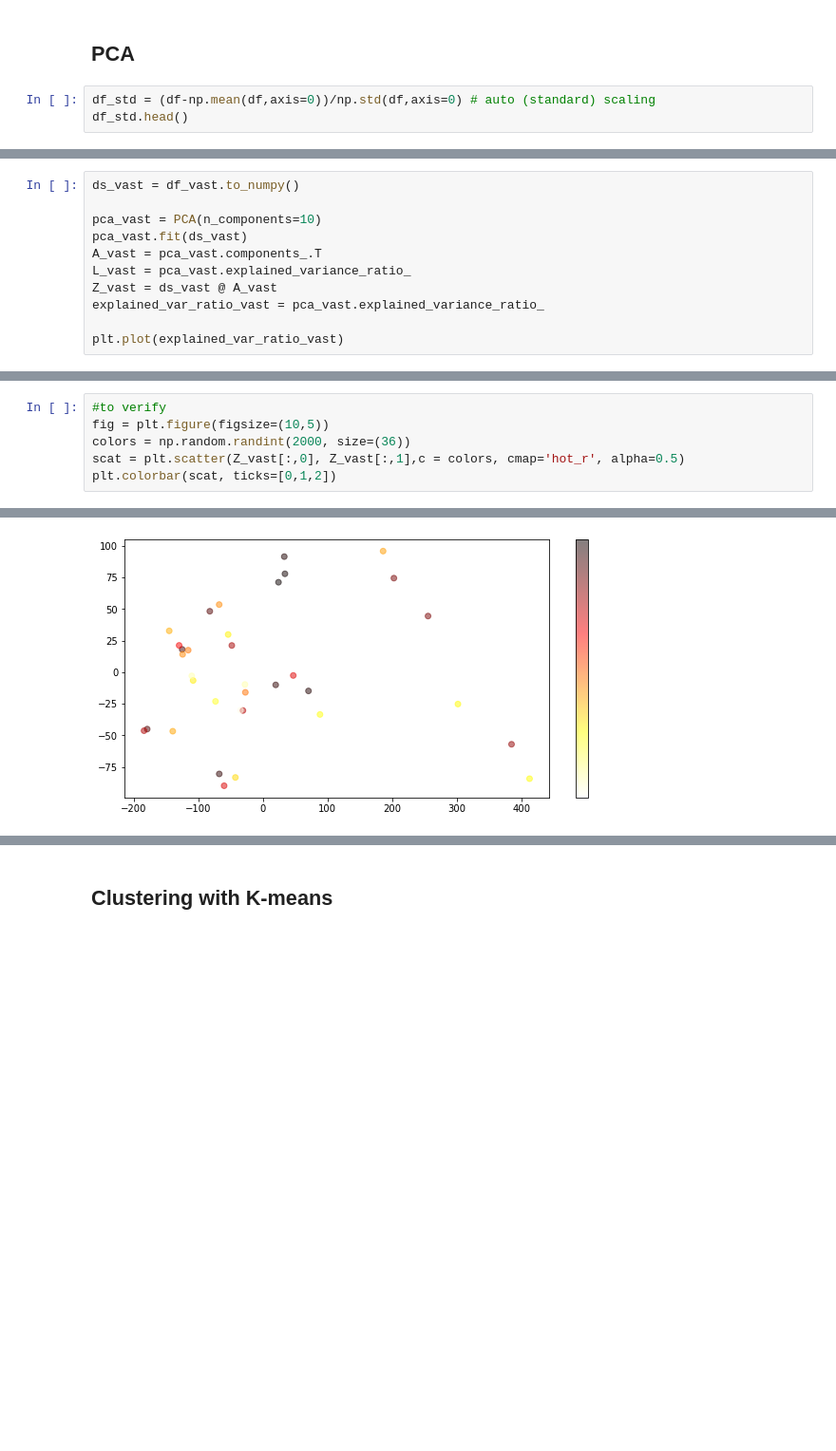
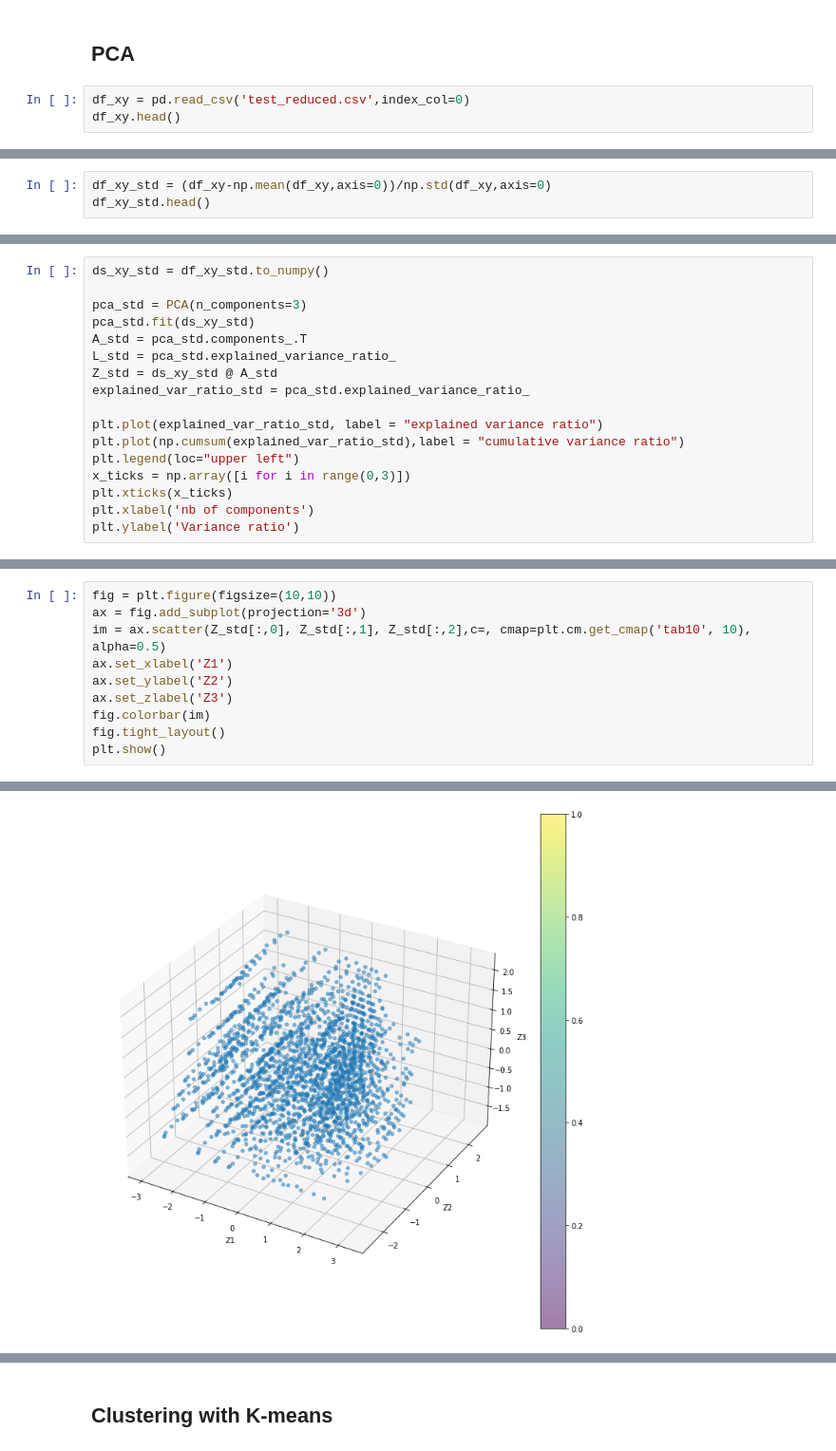
Before and after one commit to alesspiscopo/Data-Driven-MILD, a Jupyter notebook: Benzene.ipynb, the cells around one changed output, grey strips where cells are left out. Shown at 95% size. Cells and saved outputs as stored; diff of their text form; blank space fills up the shorter version.

```diff
--- a/Benzene.ipynb
+++ b/Benzene.ipynb
@@ -165,6 +165,6 @@ Text(0, 0.5, 'Temperature [K]')
 # %% [markdown]
 ## PCA
 # %%
-df_std = (df-np.mean(df,axis=0))/np.std(df,axis=0) # auto (standard) scaling
-df_std.head()
+df_xy = pd.read_csv('test_reduced.csv',index_col=0)
+df_xy.head()
 # %% [output]
@@ -203,0 +187,3 @@ plt.plot(explained_var_ratio_std)
+# %%
+df_xy_std = (df_xy-np.mean(df_xy,axis=0))/np.std(df_xy,axis=0)
+df_xy_std.head()
@@ -204,12 +197,18 @@ plt.plot(explained_var_ratio_std)
 # %%
-ds_vast = df_vast.to_numpy()
+ds_xy_std = df_xy_std.to_numpy()
 
-pca_vast = PCA(n_components=10)
-pca_vast.fit(ds_vast)
-A_vast = pca_vast.components_.T
-L_vast = pca_vast.explained_variance_ratio_
-Z_vast = ds_vast @ A_vast
-explained_var_ratio_vast = pca_vast.explained_variance_ratio_
+pca_std = PCA(n_components=3)
+pca_std.fit(ds_xy_std)
+A_std = pca_std.components_.T
+L_std = pca_std.explained_variance_ratio_
+Z_std = ds_xy_std @ A_std
+explained_var_ratio_std = pca_std.explained_variance_ratio_
 
-plt.plot(explained_var_ratio_vast)
+plt.plot(explained_var_ratio_std, label = "explained variance ratio")
+plt.plot(np.cumsum(explained_var_ratio_std),label = "cumulative variance ratio")
+plt.legend(loc="upper left")
+x_ticks = np.array([i for i in range(0,3)])
+plt.xticks(x_ticks)
+plt.xlabel('nb of components')
+plt.ylabel('Variance ratio')
 # %% [output]
@@ -218,7 +224,11 @@ plt.plot(explained_var_ratio_vast)
 # %%
-#to verify
-fig = plt.figure(figsize=(10,5))
-colors = np.random.randint(2000, size=(36))
-scat = plt.scatter(Z_vast[:,0], Z_vast[:,1],c = colors, cmap='hot_r', alpha=0.5)
-plt.colorbar(scat, ticks=[0,1,2])
+fig = plt.figure(figsize=(10,10))
+ax = fig.add_subplot(projection='3d')
+im = ax.scatter(Z_std[:,0], Z_std[:,1], Z_std[:,2],c=, cmap=plt.cm.get_cmap('tab10', 10), alpha=0.5)
+ax.set_xlabel('Z1')
+ax.set_ylabel('Z2')
+ax.set_zlabel('Z3')
+fig.colorbar(im)
+fig.tight_layout()
+plt.show()
 # %% [output]
@@ -226,2 +235,2 @@ plt.colorbar(scat, ticks=[0,1,2])
-[figure, old version]
+[figure, new version]
 # %%
```
Also changed, not shown: parts of 10 cells of this notebook.
